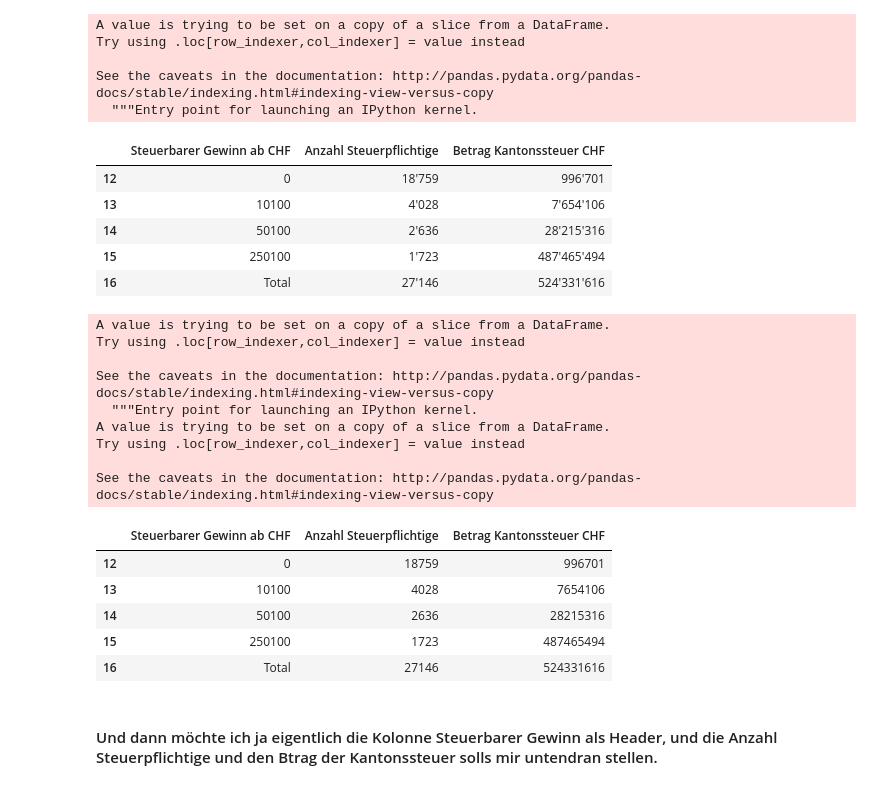
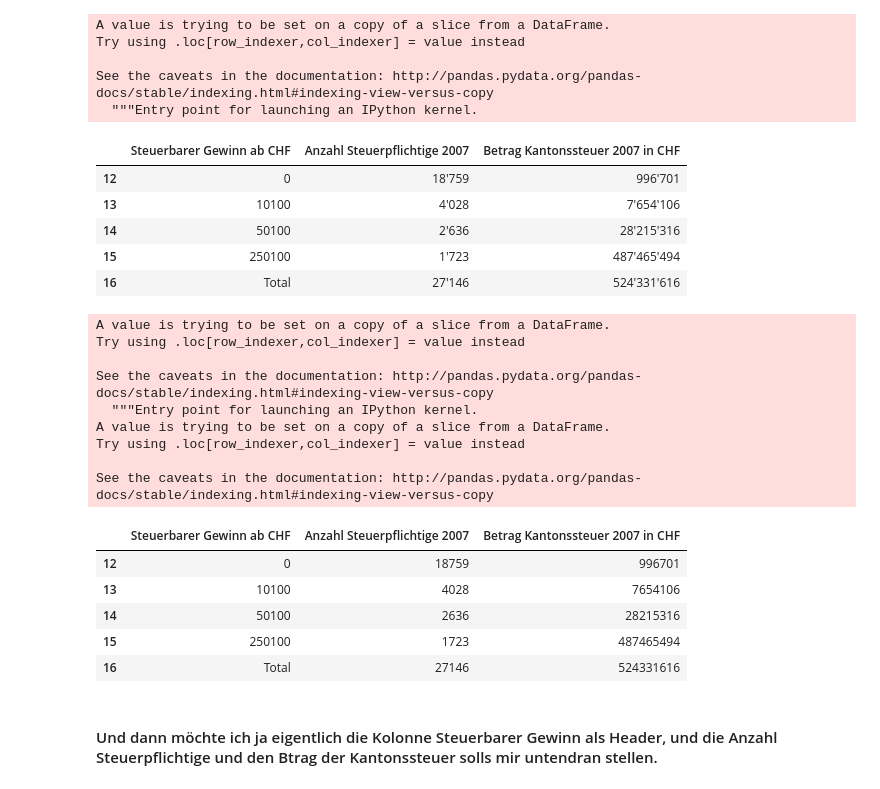
Before and after one commit to sandrarutschi/cas-ddj, a Jupyter notebook: Meine Projekte/Abschlussarbeit/Test Gewinnsteuer ein Jahr.ipynb, the cells around one changed output. Saved outputs shown, nothing was run; the diff lists cells and outputs as text; code cells hidden in the pictures.

```diff
--- a/Meine Projekte/Abschlussarbeit/Test Gewinnsteuer.ipynb
+++ b/Meine Projekte/Abschlussarbeit/Test Gewinnsteuer ein Jahr.ipynb
@@ -86,7 +86,7 @@ firmen_2007
 # %% [markdown]
 #### Headers setzen
 # %%
-headers = ['Weglassen', 'Steuerbarer Gewinn ab CHF', 'weglassen', 'Anzahl Steuerpflichtige', 'Betrag Kantonssteuer CHF',
+headers = ['Weglassen', 'Steuerbarer Gewinn ab CHF', 'weglassen', 'Anzahl Steuerpflichtige 2007', 'Betrag Kantonssteuer 2007 in CHF',
            'lassweg']
 # %%
 firmen_2007.columns = headers
@@ -132,27 +127,27 @@ See the caveats in the documentation: http://pandas.pydata.org/pandas-docs/stabl
 # %%
 firmen_2007
 # %% [output]
-|  | Steuerbarer Gewinn ab CHF | Anzahl Steuerpflichtige | Betrag Kantonssteuer CHF |
+|  | Steuerbarer Gewinn ab CHF | Anzahl Steuerpflichtige 2007 | Betrag Kantonssteuer 2007 in CHF |
 | 12 | 0 | 18'759 | 996'701 |
 | 13 | 10100 | 4'028 | 7'654'106 |
 | 14 | 50100 | 2'636 | 28'215'316 |
 | 15 | 250100 | 1'723 | 487'465'494 |
 | 16 | Total | 27'146 | 524'331'616 |
 # %%
-firmen_2007['Anzahl Steuerpflichtige'] = firmen_2007['Anzahl Steuerpflichtige'].apply(geputzt)
-firmen_2007['Betrag Kantonssteuer CHF'] = firmen_2007['Betrag Kantonssteuer CHF'].apply(geputzt)
+firmen_2007['Anzahl Steuerpflichtige 2007'] = firmen_2007['Anzahl Steuerpflichtige 2007'].apply(geputzt)
+firmen_2007['Betrag Kantonssteuer 2007 in CHF'] = firmen_2007['Betrag Kantonssteuer 2007 in CHF'].apply(geputzt)
 firmen_2007
 # %% [output]
 A value is trying to be set on a copy of a slice from a DataFrame.
 Try using .loc[row_indexer,col_indexer] = value instead
 
 See the caveats in the documentation: http://pandas.pydata.org/pandas-docs/stable/indexing.html#indexing-view-versus-copy
   """Entry point for launching an IPython kernel.
 A value is trying to be set on a copy of a slice from a DataFrame.
 Try using .loc[row_indexer,col_indexer] = value instead
 
 See the caveats in the documentation: http://pandas.pydata.org/pandas-docs/stable/indexing.html#indexing-view-versus-copy
-|  | Steuerbarer Gewinn ab CHF | Anzahl Steuerpflichtige | Betrag Kantonssteuer CHF |
+|  | Steuerbarer Gewinn ab CHF | Anzahl Steuerpflichtige 2007 | Betrag Kantonssteuer 2007 in CHF |
 | 12 | 0 | 18759 | 996701 |
 | 13 | 10100 | 4028 | 7654106 |
 | 14 | 50100 | 2636 | 28215316 |
```
Also changed, not shown: parts of 11 cells of this notebook, 3 other files.
